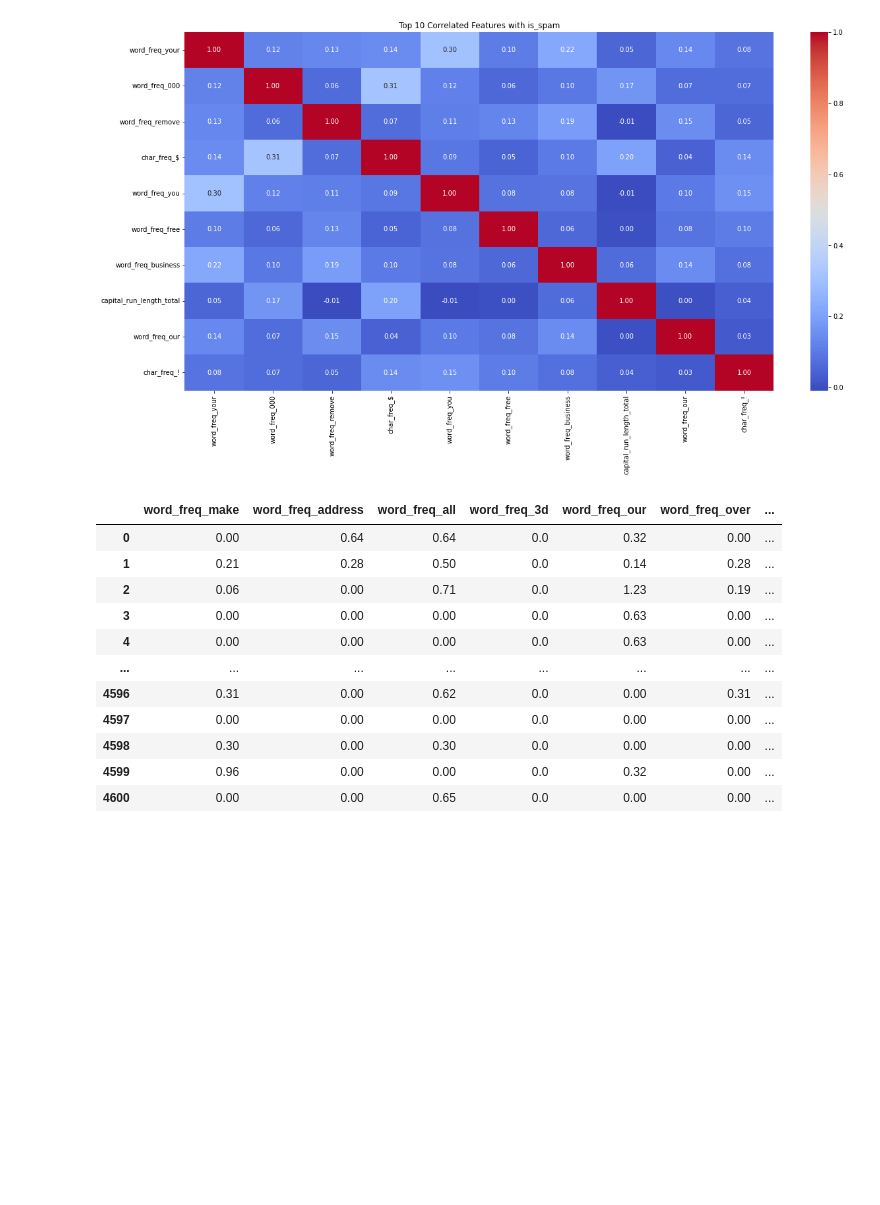
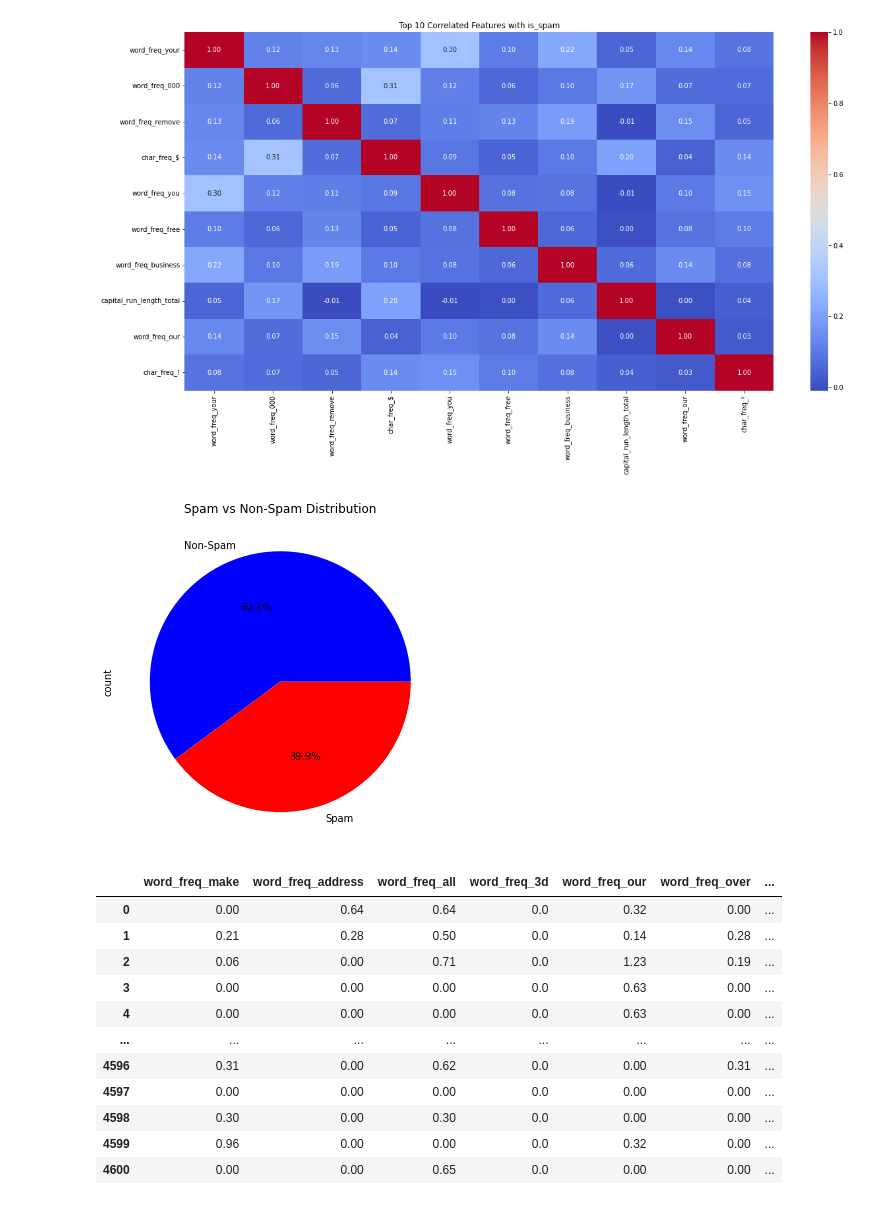
Before and after one commit to Venkatnelluri-max/Artificial-intelligence-CA--1, a Jupyter notebook: Vicky_ML_CA1.ipynb, the cells around one changed output. Cells and saved outputs as stored; diff of their text form; code cells hidden in the pictures; blank space fills up the shorter version.

Commit message:
Added few more graphs for visuallization

```diff
--- a/Vicky_ML_CA1.ipynb
+++ b/Vicky_ML_CA1.ipynb
@@ -232,7 +232,12 @@ char_freq_!                 0.241888
 Name: is_spam, dtype: float64
 [figure]
 # %%
-# Graph
+plt.figure(figsize=(6, 6))
+df["is_spam"].value_counts().plot.pie(autopct="%1.1f%%", labels=["Non-Spam", "Spam"], colors=["blue", "red"])
+plt.title("Spam vs Non-Spam Distribution")
+plt.show()
+# %% [output]
+[figure, added]
 # %%
 df.drop_duplicates(inplace=True)
 # %%
```
Also changed, not shown: parts of 2 cells of this notebook.
